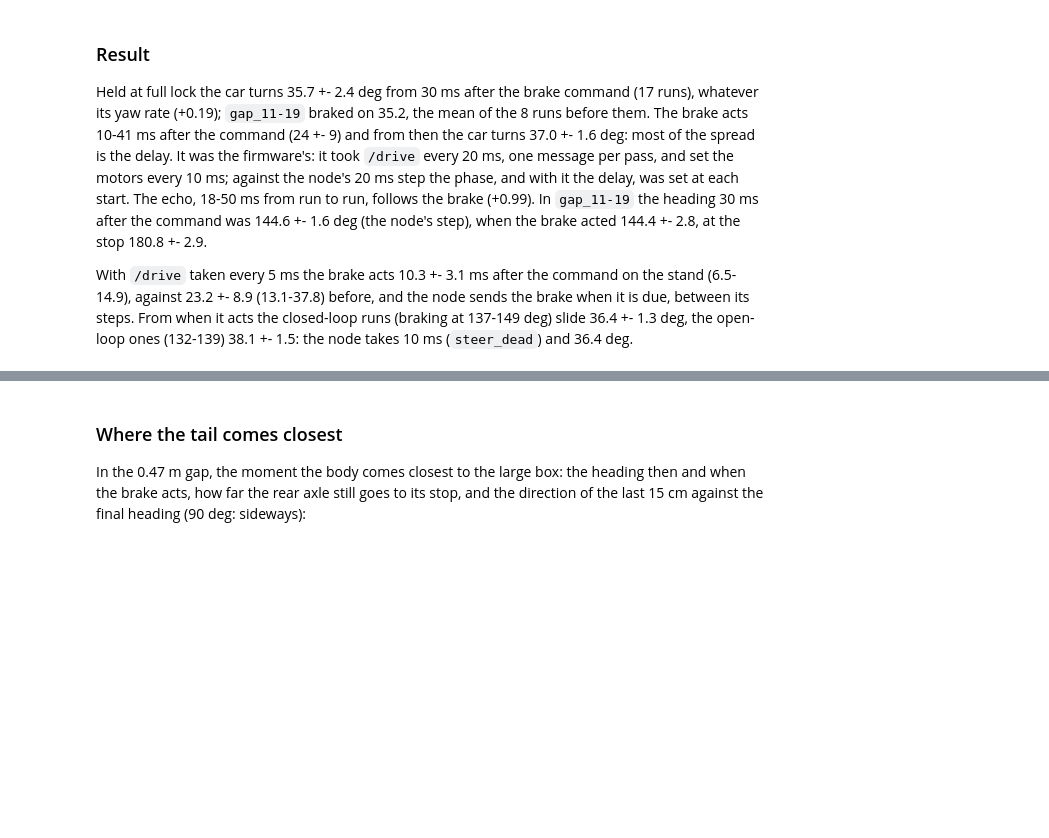
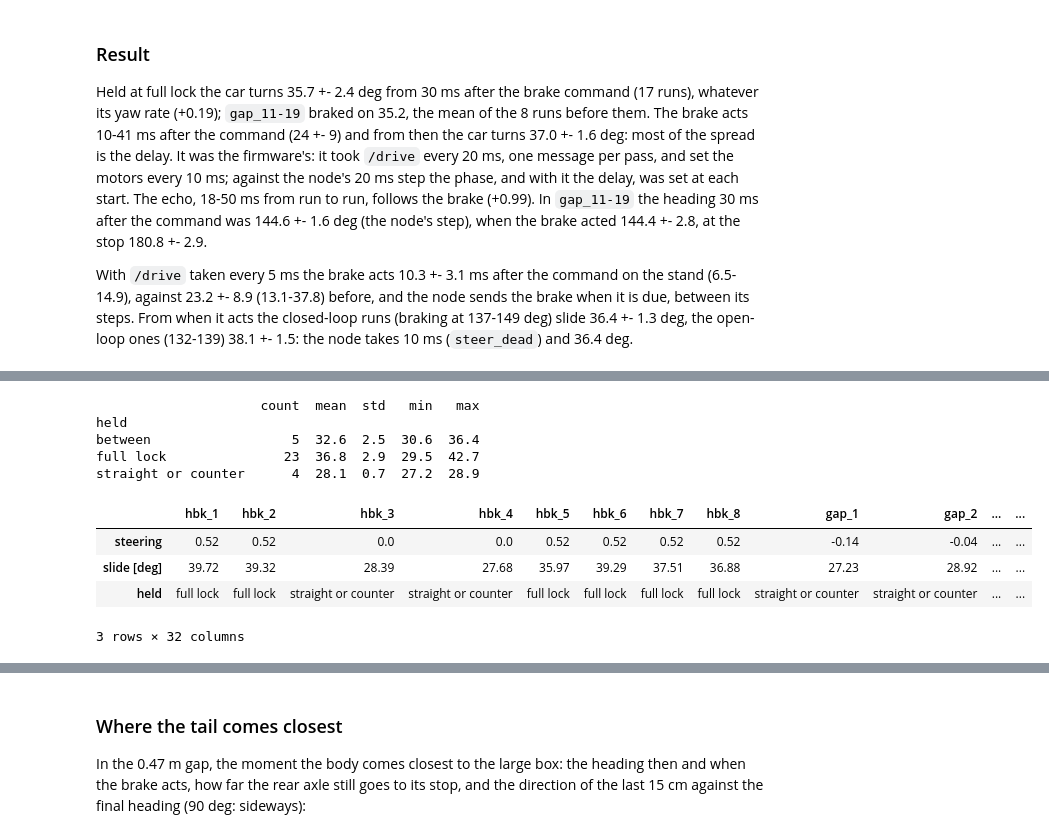
Before and after one commit to Gelminaio/drift-mpc-ackermann, a Jupyter notebook: notebooks/sideways.ipynb, the cells around one changed output, grey strips where cells are left out. Drawn from its saved outputs; the diff is of its cells as text; code cells hidden in the pictures; blank space fills up the shorter version.

```diff
--- a/notebooks/sideways.ipynb
+++ b/notebooks/sideways.ipynb
@@ -627,0 +666,29 @@ the node takes 10 ms (`steer_dead`) and 36.4 deg.
+# %%
+def slide(run_):
+    j, d = read(run_, 'joint_states'), read(run_, 'drive')
+    t_kick = d.loc[d['cmd_speed'] > 1.0, 't'].iloc[0]
+    tb = d.loc[(d['t'] > t_kick) & (d['cmd_speed'] < 0.02), 't'].iloc[0]
+    t0 = tb + onset(j, tb)
+    g = read(run_, 'gyro_path')
+    gt, ts = g['t'] - 0.055, np.arange(0.0, 0.6, 0.01)
+    psi = np.interp(t0 + ts, gt, g['psi'])
+    return (pd.DataFrame({'t': ts, 'turned': np.degrees(psi - psi[0]), 'r': np.interp(t0 + ts, gt, g['r'])}),
+            d.loc[(d['t'] >= tb) & (d['t'] < tb + 0.2), 'cmd_steer'].mean(), np.degrees(g['psi'].iloc[-1] - psi[0]))
+
+
+SLIDES = {run_: slide(run_) for run_ in [f'hbk_{i}' for i in range(1, 9)] + [f'gap_{i}' for i in range(1, 26) if i != 8]}
+groups = pd.DataFrame({'steering': [v[1] for v in SLIDES.values()], 'slide [deg]': [v[2] for v in SLIDES.values()]}, index=list(SLIDES))
+groups['held'] = np.where(groups['steering'] > 0.5, 'full lock', np.where(groups['steering'] < 0.05, 'straight or counter', 'between'))
+print(groups.groupby('held')['slide [deg]'].agg(['count', 'mean', 'std', 'min', 'max']).round(1).to_string())
+groups.round(2).T
+# %% [output]
+                     count  mean  std   min   max
+held
+between                  5  32.6  2.5  30.6  36.4
+full lock               23  36.8  2.9  29.5  42.7
+straight or counter      4  28.1  0.7  27.2  28.9
+|  | hbk_1 | hbk_2 | hbk_3 | hbk_4 | hbk_5 | hbk_6 | hbk_7 | hbk_8 | gap_1 | gap_2 | ... | ... |
+| steering | 0.52 | 0.52 | 0.0 | 0.0 | 0.52 | 0.52 | 0.52 | 0.52 | -0.14 | -0.04 | ... | ... |
+| slide [deg] | 39.72 | 39.32 | 28.39 | 27.68 | 35.97 | 39.29 | 37.51 | 36.88 | 27.23 | 28.92 | ... | ... |
+| held | full lock | full lock | straight or counter | straight or counter | full lock | full lock | full lock | full lock | straight or counter | straight or counter | ... | ... |
+3 rows × 32 columns
```
Also changed, not shown: parts of 7 cells of this notebook.
